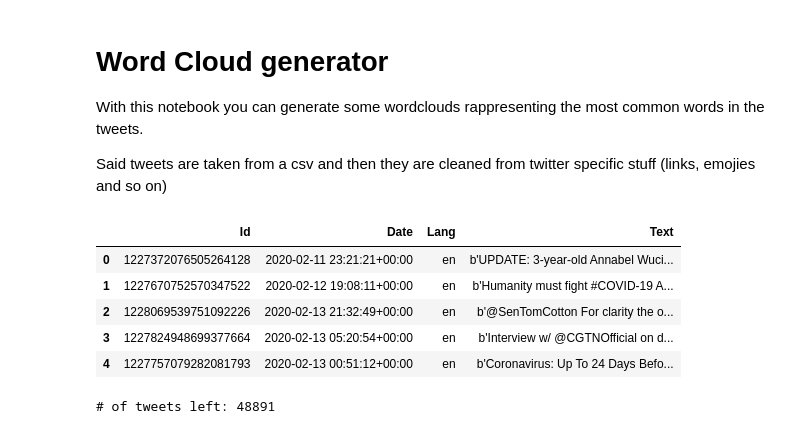
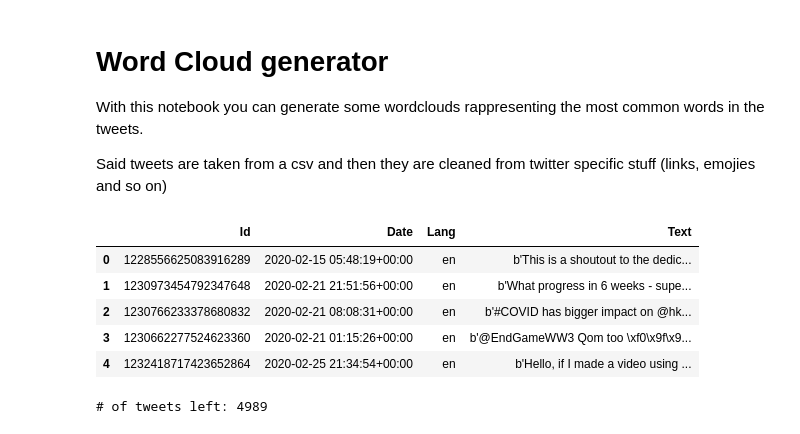
Before and after one commit to PolimiDataScientists/PMDS-Twitter-Analysis, a Jupyter notebook: src/notebooks/WordClouds.ipynb, the cells around one changed output. Saved outputs shown, nothing was run; the diff lists cells and outputs as text; code cells hidden in the pictures.

```diff
--- a/src/notebooks/WordClouds.ipynb
+++ b/src/notebooks/WordClouds.ipynb
@@ -9,26 +9,26 @@ import matplotlib.pyplot as plt
 from wordcloud import WordCloud
 import re
 # %%
-csvPath = './Data/tweetsUS.csv' #input Path
+csvPath = '../../data/tweetsAU.csv' #input Path
 header_list = ["Id", "Date", "Lang", "Text"] #csv headers
 tweets = pd.read_csv(csvPath, names=header_list)
 tweets.head()
 # %% [output]
 |  | Id | Date | Lang | Text |
-| 0 | 1227372076505264128 | 2020-02-11 23:21:21+00:00 | en | b'UPDATE: 3-year-old Annabel Wuci... |
-| 1 | 1227670752570347522 | 2020-02-12 19:08:11+00:00 | en | b'Humanity must fight #COVID-19 A... |
-| 2 | 1228069539751092226 | 2020-02-13 21:32:49+00:00 | en | b'@SenTomCotton For clarity the o... |
-| 3 | 1227824948699377664 | 2020-02-13 05:20:54+00:00 | en | b'Interview w/ @CGTNOfficial on d... |
-| 4 | 1227757079282081793 | 2020-02-13 00:51:12+00:00 | en | b'Coronavirus: Up To 24 Days Befo... |
+| 0 | 1228556625083916289 | 2020-02-15 05:48:19+00:00 | en | b'This is a shoutout to the dedic... |
+| 1 | 1230973454792347648 | 2020-02-21 21:51:56+00:00 | en | b'What progress in 6 weeks - supe... |
+| 2 | 1230766233378680832 | 2020-02-21 08:08:31+00:00 | en | b'#COVID has bigger impact on @hk... |
+| 3 | 1230662277524623360 | 2020-02-21 01:15:26+00:00 | en | b'@EndGameWW3 Qom too \xf0\x9f\x9... |
+| 4 | 1232418717423652864 | 2020-02-25 21:34:54+00:00 | en | b'Hello, if I made a video using ... |
 # %%
 start_date = '2020-04-15'
-end_date = '2021-04-20'
+end_date = '2021-12-31'
 mask = (tweets['Date'] >= start_date) & (tweets['Date'] <= end_date)
 tweets = tweets.loc[mask]
 
 print('# of tweets left: {}'.format(tweets.shape[0]))
 # %% [output]
-# of tweets left: 48891
+# of tweets left: 4989
 # %%
 def CleanText(text):
     text = re.sub(r'@[A-Za-z0-9]+', '', text) #Remove tags
```
Also changed, not shown: parts of 6 cells of this notebook, 8 other files.
